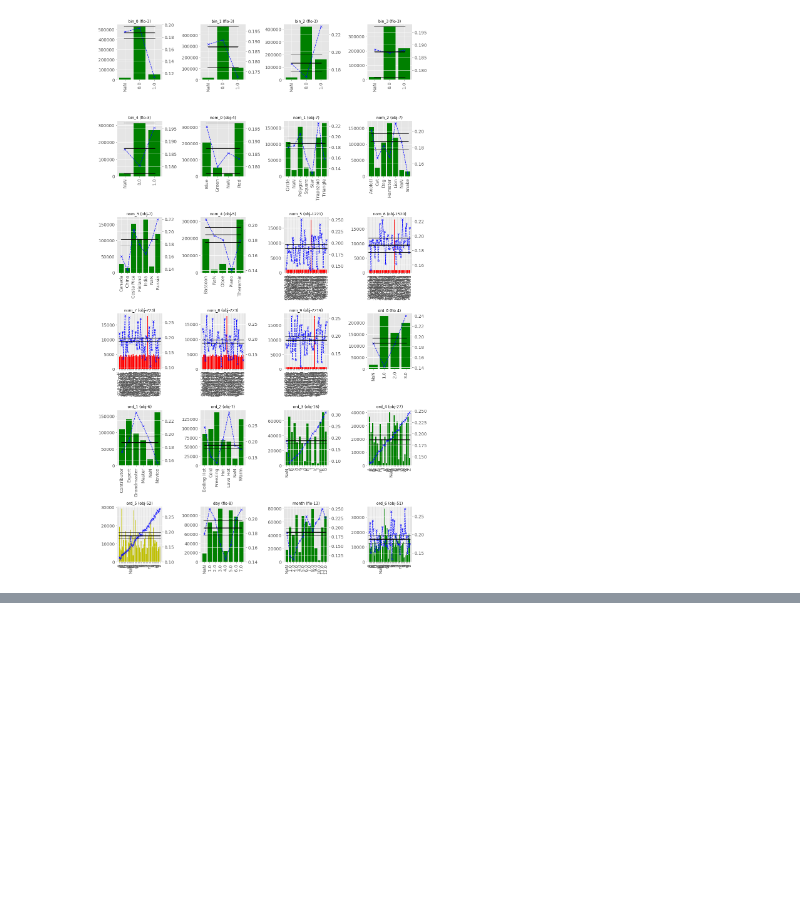
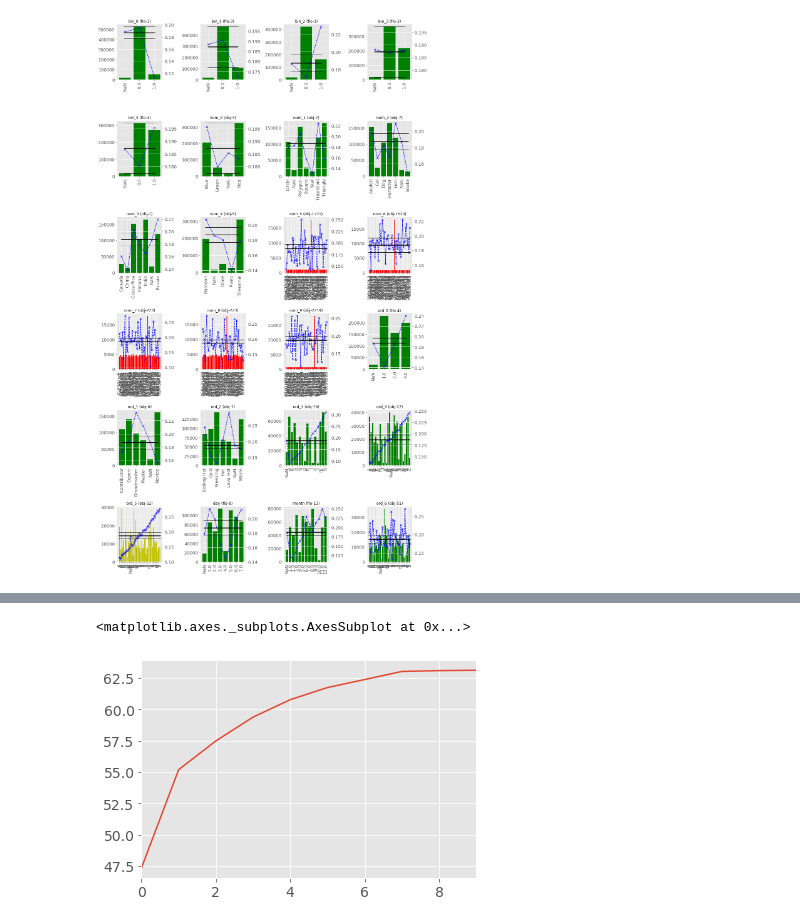
Before and after one commit to numan947/Kaggle, a Jupyter notebook: CategoricalFeatureEncoding_II/Entity Embedding Tutorial.ipynb, the cells around one changed output, grey strips where cells are left out. Cells and saved outputs as stored; diff of their text form; code cells hidden in the pictures; blank space fills up the shorter version.

```diff
--- a/CategoricalFeatureEncoding_II/Entity Embedding Tutorial.ipynb
+++ b/CategoricalFeatureEncoding_II/Entity Embedding Tutorial.ipynb
@@ -87,0 +308,5 @@ mutils.plot_multiple_categorical(train, [c for c in train.columns if c not in ["
+# %%
+history['valid_accuracy'].plot()
+# %% [output]
+<matplotlib.axes._subplots.AxesSubplot at 0x...>
+[figure, added]
```
Also changed, not shown: parts of 36 cells of this notebook, 22 other files.
